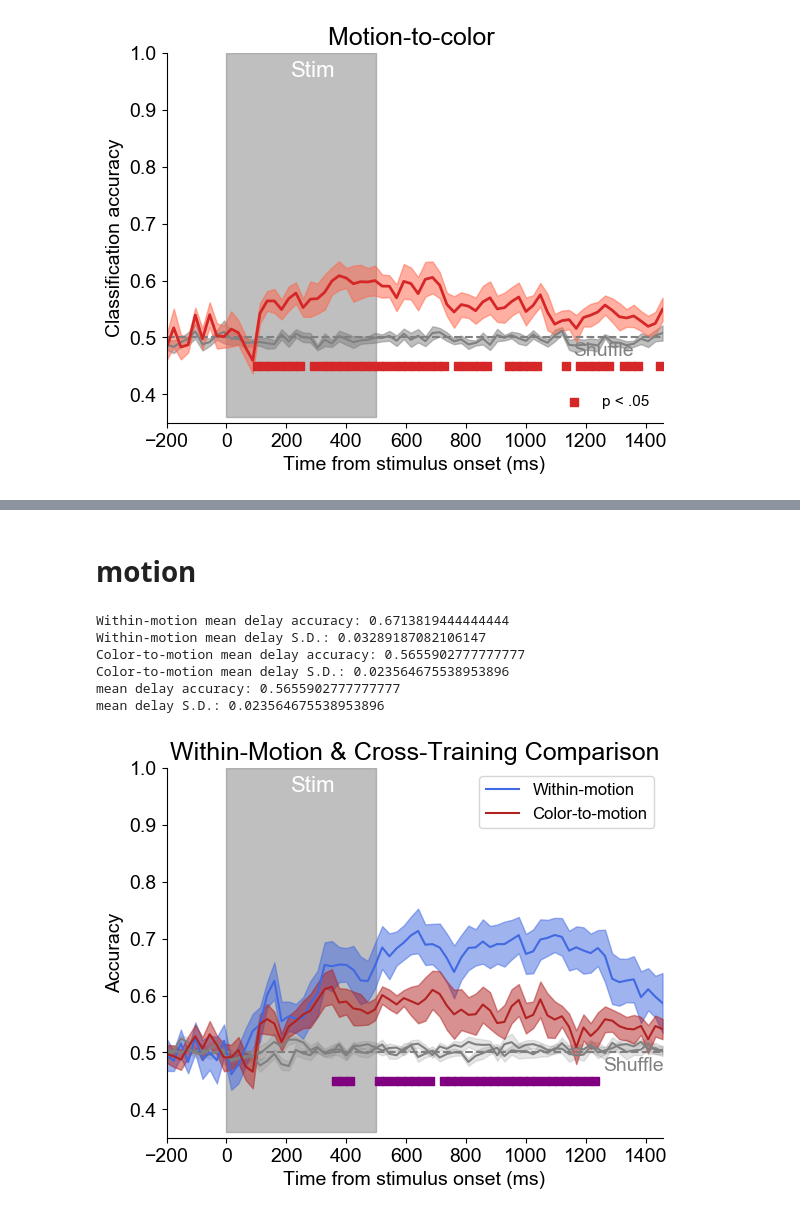
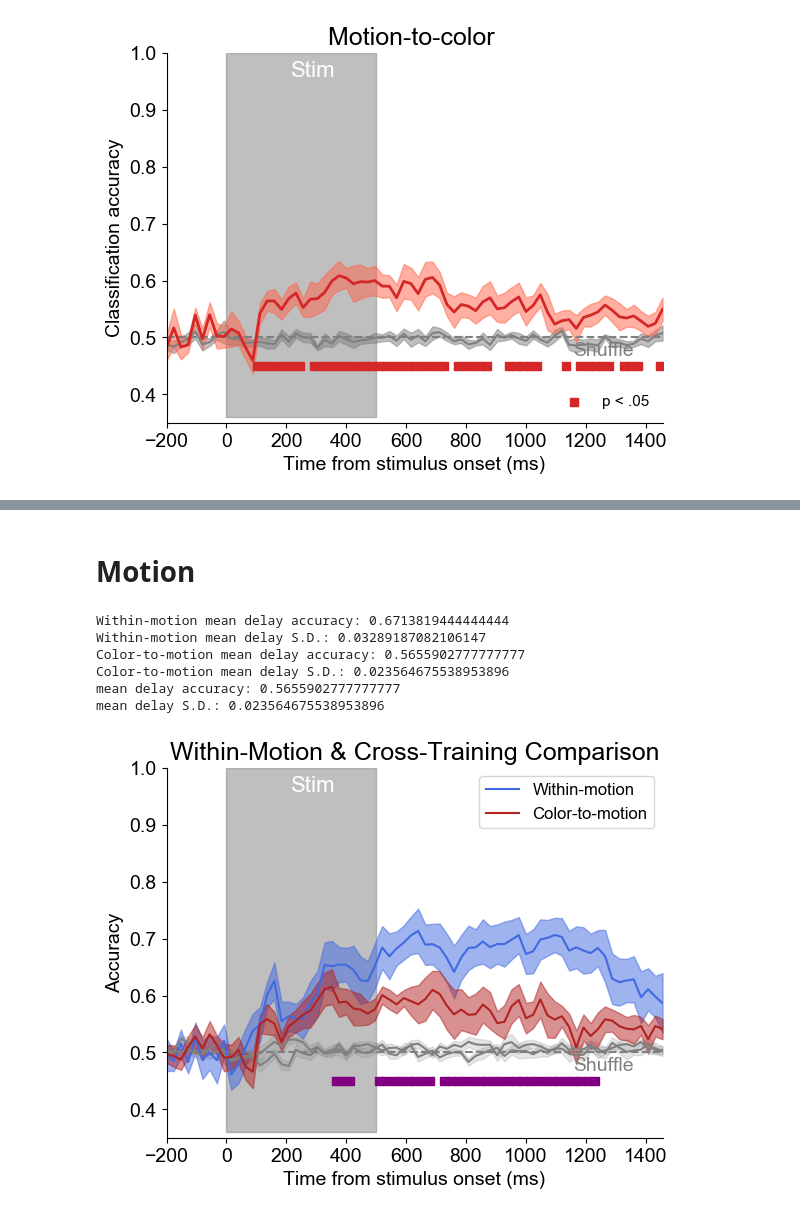
Before and after one commit to WilliamThyer/Feature-Independent-Load-Decoding, a Jupyter notebook: eggtoss/analysis/decode_load_across_feature.ipynb, the cells around one changed output, grey strips where cells are left out. Cells and saved outputs as stored; diff of their text form; code cells hidden in the pictures.

```diff
--- a/eggtoss/analysis/decode_load_across_feature.ipynb
+++ b/eggtoss/analysis/decode_load_across_feature.ipynb
@@ -158,2 +142,2 @@ mean delay S.D.: 0.023836744608241263
 # %% [markdown]
-# motion
+# Motion
@@ -164,19 +147,19 @@ interp_motion.acc_shuff = np.concatenate([interp_motion.acc_shuff[:,np.newaxis],
 # %%
 interp_motion.plot_acc_compare_subset(
     subset_list=['Within-motion','Color-to-motion'],
     ylim=[.35,1],
     chance=.5,
-    chance_text_y=.22,
+    chance_text_xy=[.82,.22],
     stim_time=[0,500],
     significance_testing=True,
     subtitle='within_motion_and_color_to_motion',
     title='Within-Motion & Cross-Training Comparison',
     savefig=False)
 # %% [output]
 Within-motion mean delay accuracy: 0.6713819444444444
 Within-motion mean delay S.D.: 0.03289187082106147
 Color-to-motion mean delay accuracy: 0.5655902777777777
 Color-to-motion mean delay S.D.: 0.023564675538953896
 mean delay accuracy: 0.5655902777777777
 mean delay S.D.: 0.023564675538953896
-[figure, old version]
+[figure, new version]
```
Also changed, not shown: parts of 10 cells of this notebook, 10 other files.
